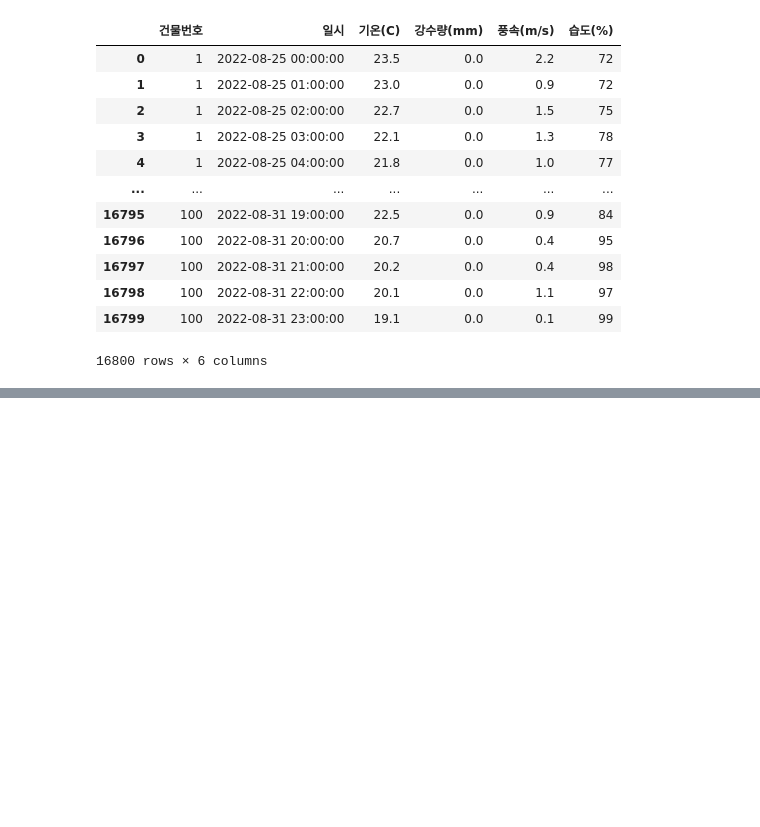
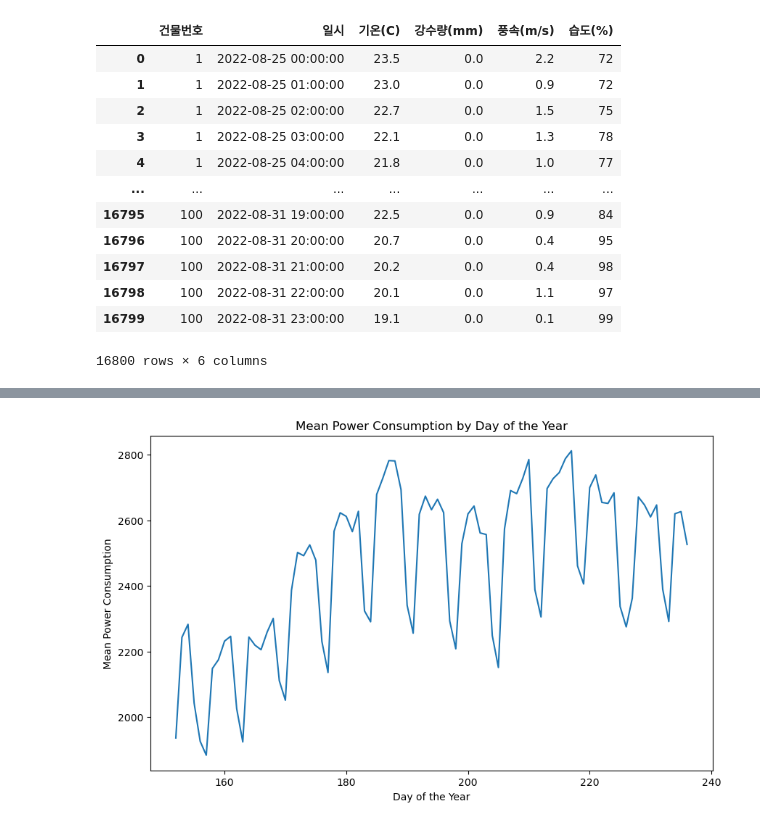
Before and after one commit to ji6394/TIL, a Jupyter notebook: Data/Dacon/power/baseline-try.ipynb, the cells around one changed output, grey strips where cells are left out. Saved outputs shown, nothing was run; the diff lists cells and outputs as text; code cells hidden in the pictures; blank space fills up the shorter version.

```diff
--- a/Data/Dacon/power/baseline-try.ipynb
+++ b/Data/Dacon/power/baseline-try.ipynb
@@ -403,0 +618,22 @@ test
+# %%
+#년 기준 일 평균 소비전력
+train_df['day_of_year'] = train_df['date_time'].dt.dayofyear #연기준 몇번째 일
+mean_power_by_day_of_year = train_df.groupby('day_of_year')['power_consumption'].mean()
+#년 기준 시간 평균 소비 전력
+train_df['hour_of_year'] = train_df['date_time'].dt.hour + (train_df['date_time'].dt.dayofyear-1)*24
+mean_power_by_hour_of_year = train_df.groupby('hour_of_year')['power_consumption'].mean()
+# 월 평균 소비 전력
+mean_power_by_month = train_df.groupby('month')['power_consumption'].mean()
+# 시간 평균 소비 전력
+mean_power_by_hour = train_df.groupby('hour')['power_consumption'].mean()
+# 일평균 소비전력
+mean_power_by_day = train_df.groupby('day')['power_consumption'].mean()
+# %%
+plt.figure(figsize=(10,6))
+sns.lineplot(x=mean_power_by_day_of_year.index, y=mean_power_by_day_of_year.values)
+plt.title('Mean Power Consumption by Day of the Year')
+plt.xlabel('Day of the Year')
+plt.ylabel('Mean Power Consumption')
+plt.show()
+# %% [output]
+[figure, added]
```
Also changed, not shown: parts of 32 cells of this notebook.
